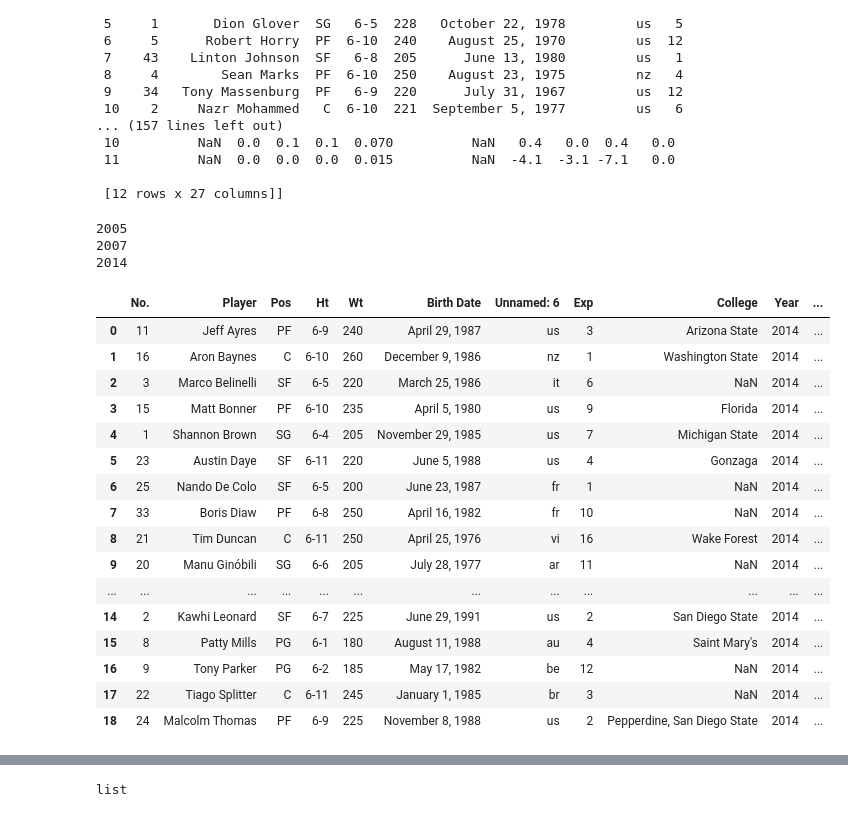
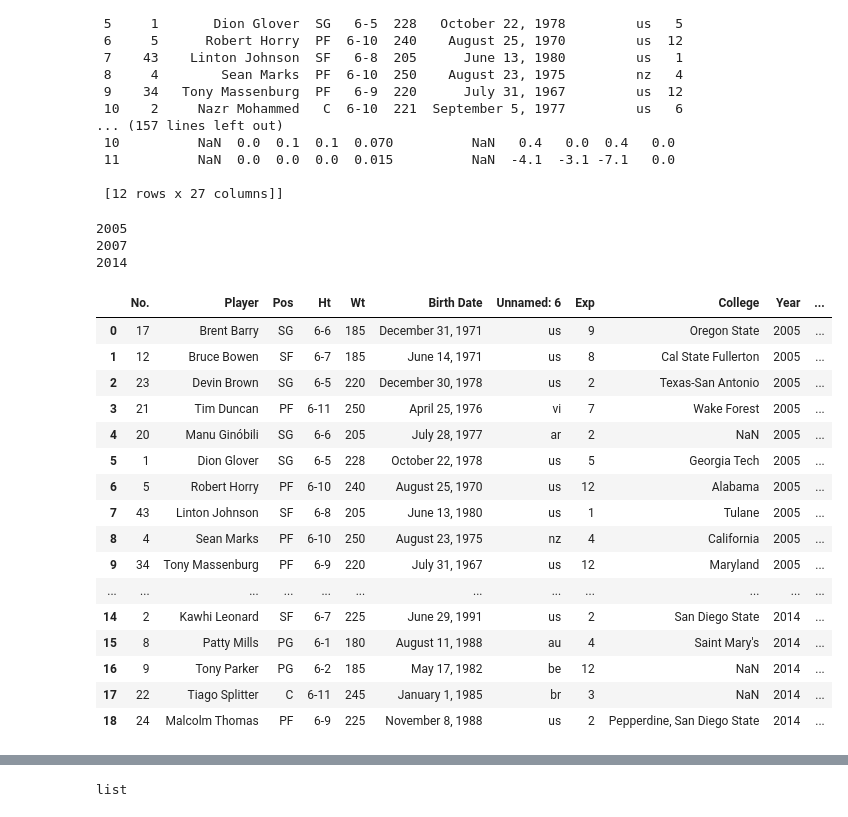
Before and after one commit to alexmartinez1745/ETL-Project, a Jupyter notebook: team_roster.ipynb, the cells around one changed output, grey strips where cells are left out. Saved outputs shown, nothing was run; the diff lists cells and outputs as text; code cells hidden in the pictures.

Commit message:
scraped website for roster data and iterated to get roster for years 2005-2015

```diff
--- a/team_roster.ipynb
+++ b/team_roster.ipynb
@@ -30,39 +30,40 @@ table
 
  [12 rows x 27 columns]]
 # %%
+
 range = [2005,2007,2014]
-sas_roster = []
+sas_roster = pd.DataFrame()
 for year in range:
     print(year)
     url = base_url + str(year) + '.html'
     table = pd.read_html(url)
     roster = table[0]
     roster['Year'] = year
     roster['Team'] = 'San Antonio Spurs'
-    sas_roster.append(roster)
+    sas_roster = sas_roster.append(roster)
 
-roster
+sas_roster
 
 
 # sas_2005 = table[0]
 # sas_2005['Year'] = 2005
 # sas_2005['Team'] = "San Antonio Spurs"
 # sas_2005
 # %% [output]
 2005
 2007
 2014
 |  | No. | Player | Pos | Ht | Wt | Birth Date | Unnamed: 6 | Exp | College | Year | ... |
-| 0 | 11 | Jeff Ayres | PF | 6-9 | 240 | April 29, 1987 | us | 3 | Arizona State | 2014 | ... |
-| 1 | 16 | Aron Baynes | C | 6-10 | 260 | December 9, 1986 | nz | 1 | Washington State | 2014 | ... |
-| 2 | 3 | Marco Belinelli | SF | 6-5 | 220 | March 25, 1986 | it | 6 | NaN | 2014 | ... |
-| 3 | 15 | Matt Bonner | PF | 6-10 | 235 | April 5, 1980 | us | 9 | Florida | 2014 | ... |
-| 4 | 1 | Shannon Brown | SG | 6-4 | 205 | November 29, 1985 | us | 7 | Michigan State | 2014 | ... |
-| 5 | 23 | Austin Daye | SF | 6-11 | 220 | June 5, 1988 | us | 4 | Gonzaga | 2014 | ... |
-| 6 | 25 | Nando De Colo | SF | 6-5 | 200 | June 23, 1987 | fr | 1 | NaN | 2014 | ... |
-| 7 | 33 | Boris Diaw | PF | 6-8 | 250 | April 16, 1982 | fr | 10 | NaN | 2014 | ... |
-| 8 | 21 | Tim Duncan | C | 6-11 | 250 | April 25, 1976 | vi | 16 | Wake Forest | 2014 | ... |
-| 9 | 20 | Manu Ginóbili | SG | 6-6 | 205 | July 28, 1977 | ar | 11 | NaN | 2014 | ... |
+| 0 | 17 | Brent Barry | SG | 6-6 | 185 | December 31, 1971 | us | 9 | Oregon State | 2005 | ... |
+| 1 | 12 | Bruce Bowen | SF | 6-7 | 185 | June 14, 1971 | us | 8 | Cal State Fullerton | 2005 | ... |
+| 2 | 23 | Devin Brown | SG | 6-5 | 220 | December 30, 1978 | us | 2 | Texas-San Antonio | 2005 | ... |
+| 3 | 21 | Tim Duncan | PF | 6-11 | 250 | April 25, 1976 | vi | 7 | Wake Forest | 2005 | ... |
+| 4 | 20 | Manu Ginóbili | SG | 6-6 | 205 | July 28, 1977 | ar | 2 | NaN | 2005 | ... |
+| 5 | 1 | Dion Glover | SG | 6-5 | 228 | October 22, 1978 | us | 5 | Georgia Tech | 2005 | ... |
+| 6 | 5 | Robert Horry | PF | 6-10 | 240 | August 25, 1970 | us | 12 | Alabama | 2005 | ... |
+| 7 | 43 | Linton Johnson | SF | 6-8 | 205 | June 13, 1980 | us | 1 | Tulane | 2005 | ... |
+| 8 | 4 | Sean Marks | PF | 6-10 | 250 | August 23, 1975 | nz | 4 | California | 2005 | ... |
+| 9 | 34 | Tony Massenburg | PF | 6-9 | 220 | July 31, 1967 | us | 12 | Maryland | 2005 | ... |
 | ... | ... | ... | ... | ... | ... | ... | ... | ... | ... | ... | ... |
 | 14 | 2 | Kawhi Leonard | SF | 6-7 | 225 | June 29, 1991 | us | 2 | San Diego State | 2014 | ... |
 | 15 | 8 | Patty Mills | PG | 6-1 | 180 | August 11, 1988 | au | 4 | Saint Mary's | 2014 | ... |
```
Also changed, not shown: parts of 6 cells of this notebook.
